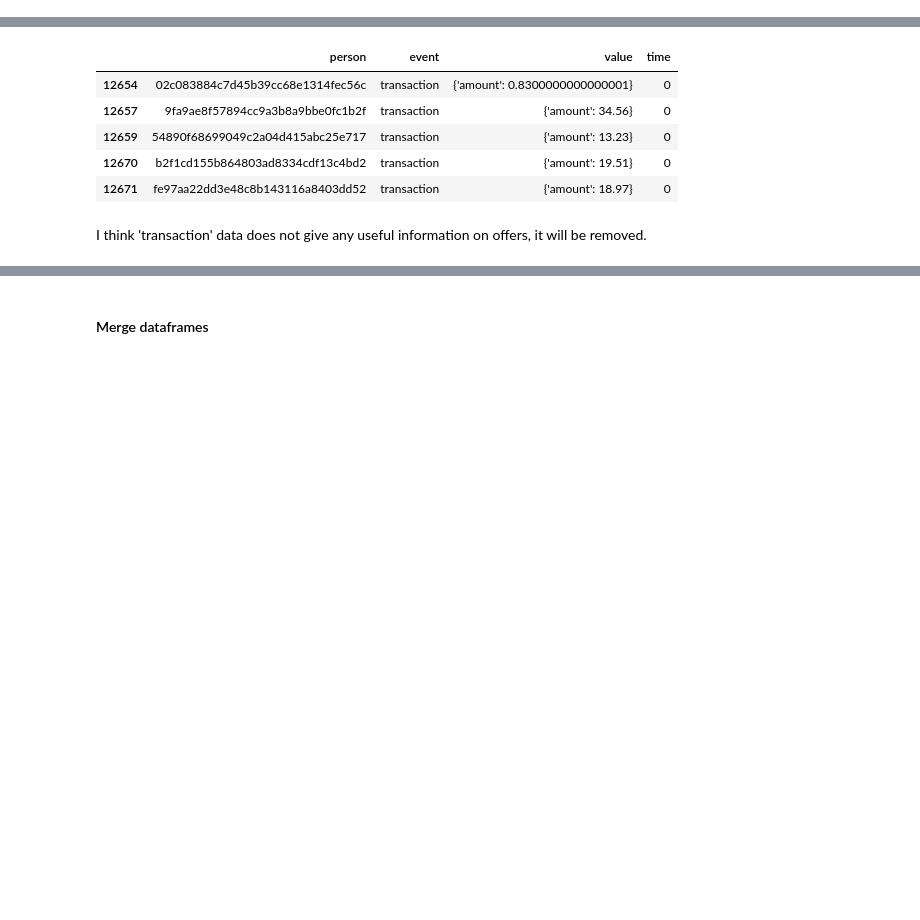
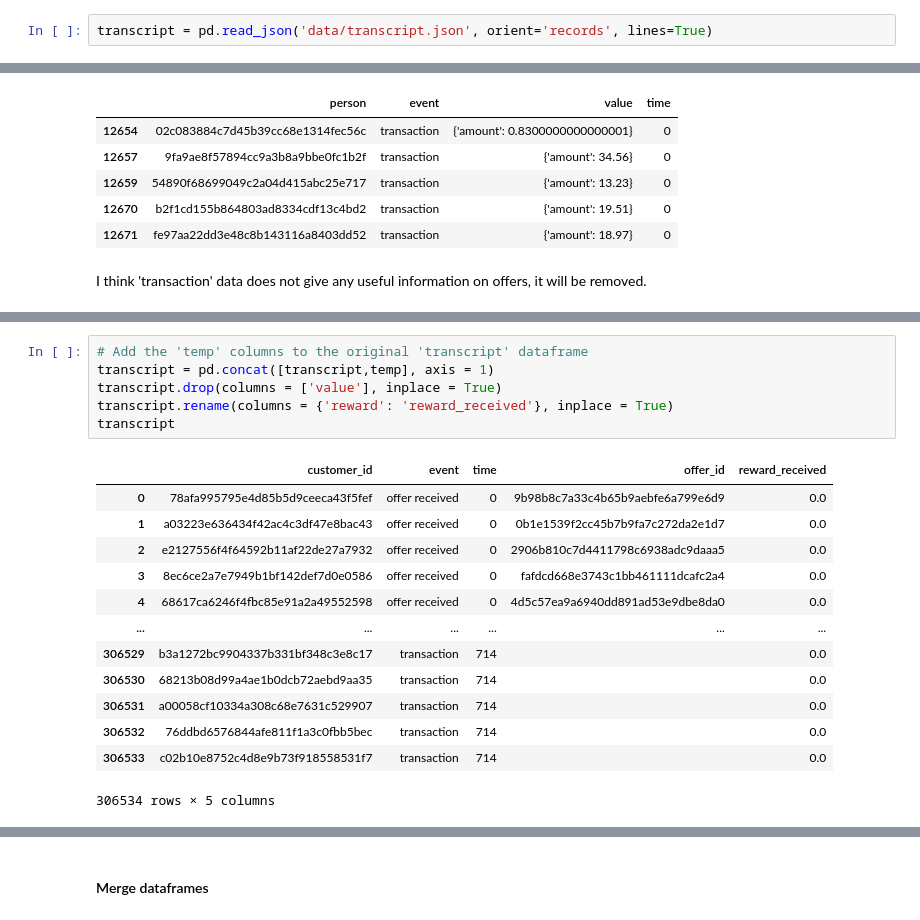
Before and after one commit to edidiongaligbe/Starbucks_Capstone_Project, a Jupyter notebook: Starbucks_Project.ipynb, the cells around one changed output, grey strips where cells are left out. Drawn from its saved outputs; the diff is of its cells as text; blank space fills up the shorter version.

```diff
--- a/Starbucks_Project.ipynb
+++ b/Starbucks_Project.ipynb
@@ -54,6 +54,8 @@ import matplotlib.pyplot as plt
 portfolio = pd.read_json('data/portfolio.json', orient='records', lines=True)
 profile = pd.read_json('data/profile.json', orient='records', lines=True)
 transcript = pd.read_json('data/transcript.json', orient='records', lines=True)
+# %%
+transcript = pd.read_json('data/transcript.json', orient='records', lines=True)
 # %% [markdown]
 ### Data Analysis and Cleaning
 
@@ -383,0 +428,20 @@ transcript.head()
+# %%
+# Add the 'temp' columns to the original 'transcript' dataframe
+transcript = pd.concat([transcript,temp], axis = 1)
+transcript.drop(columns = ['value'], inplace = True)
+transcript.rename(columns = {'reward': 'reward_received'}, inplace = True)
+transcript
+# %% [output]
+|  | customer_id | event | time | offer_id | reward_received |
+| 0 | 78afa995795e4d85b5d9ceeca43f5fef | offer received | 0 | 9b98b8c7a33c4b65b9aebfe6a799e6d9 | 0.0 |
+| 1 | a03223e636434f42ac4c3df47e8bac43 | offer received | 0 | 0b1e1539f2cc45b7b9fa7c272da2e1d7 | 0.0 |
+| 2 | e2127556f4f64592b11af22de27a7932 | offer received | 0 | 2906b810c7d4411798c6938adc9daaa5 | 0.0 |
+| 3 | 8ec6ce2a7e7949b1bf142def7d0e0586 | offer received | 0 | fafdcd668e3743c1bb461111dcafc2a4 | 0.0 |
+| 4 | 68617ca6246f4fbc85e91a2a49552598 | offer received | 0 | 4d5c57ea9a6940dd891ad53e9dbe8da0 | 0.0 |
+| ... | ... | ... | ... | ... | ... |
+| 306529 | b3a1272bc9904337b331bf348c3e8c17 | transaction | 714 |  | 0.0 |
+| 306530 | 68213b08d99a4ae1b0dcb72aebd9aa35 | transaction | 714 |  | 0.0 |
+| 306531 | a00058cf10334a308c68e7631c529907 | transaction | 714 |  | 0.0 |
+| 306532 | 76ddbd6576844afe811f1a3c0fbb5bec | transaction | 714 |  | 0.0 |
+| 306533 | c02b10e8752c4d8e9b73f918558531f7 | transaction | 714 |  | 0.0 |
+306534 rows × 5 columns
```
Also changed, not shown: parts of 16 cells of this notebook.
